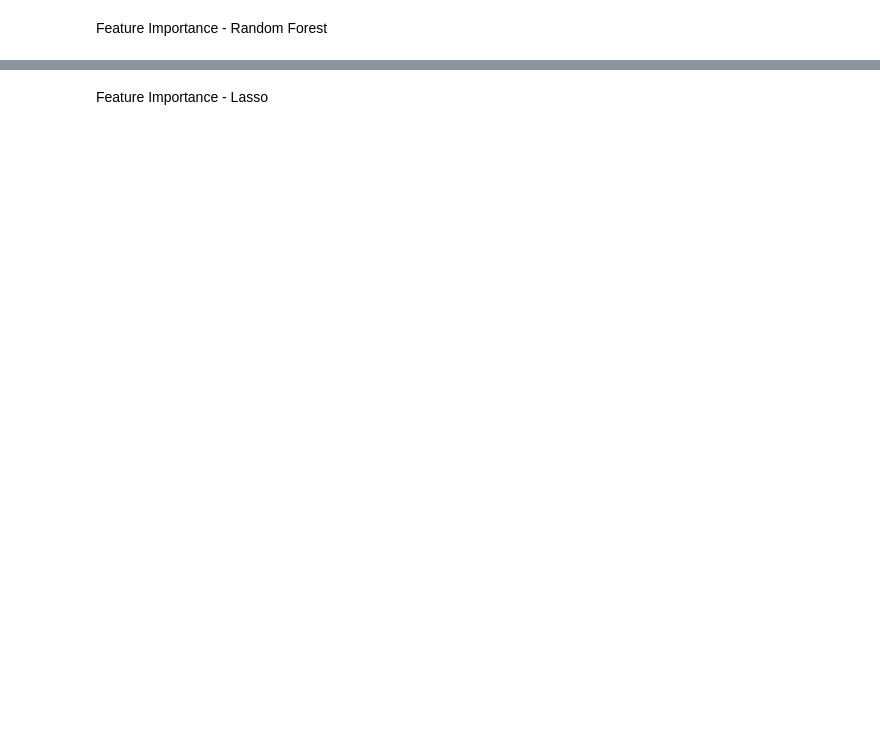
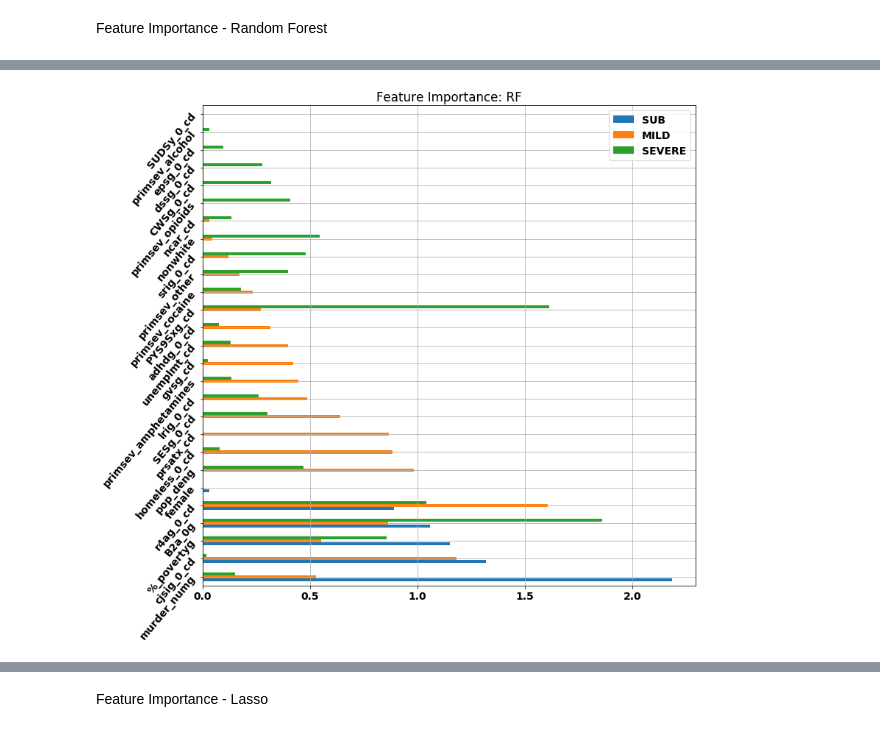
Before and after one commit to prathikr/Substance-Abuse-CAIS, a Jupyter notebook: scripts/survival_analysis.ipynb, the cells around one changed output, grey strips where cells are left out. Saved outputs shown, nothing was run; the diff lists cells and outputs as text; code cells hidden in the pictures; blank space fills up the shorter version.

```diff
--- a/scripts/survival_analysis.ipynb
+++ b/scripts/survival_analysis.ipynb
@@ -325,9 +440,9 @@ display_side_by_side(overall_feature_importance_rf, 4)
 # %%
-sub_feature_importance_rf = sub_rsf_feature_importance.nlargest(10,['SUB'])
-mild_feature_importance_rf = mild_rsf_feature_importance.nlargest(10,['MILD'])
-severe_feature_importance_rf = severe_rsf_feature_importance.nlargest(10,['SEVERE'])
+sub_feature_importance_rf = sub_rsf_feature_importance[sub_rsf_feature_importance.SUB != 0]
+mild_feature_importance_rf = mild_rsf_feature_importance[mild_rsf_feature_importance.MILD != 0]
+severe_feature_importance_rf = severe_rsf_feature_importance[severe_rsf_feature_importance.SEVERE != 0]
 
-top10_feature_importance_rf = pd.merge(sub_feature_importance_rf, mild_feature_importance_rf, on='Feature', how='outer')
-top10_feature_importance_rf = pd.merge(top10_feature_importance_rf, severe_feature_importance_rf, on='Feature', how='outer')
-top10_feature_importance_rf.fillna(0, inplace=True)
-display_side_by_side(top10_feature_importance_rf, 4)
+feature_importance_rf = pd.merge(sub_feature_importance_rf, mild_feature_importance_rf, on='Feature', how='outer')
+feature_importance_rf = pd.merge(feature_importance_rf, severe_feature_importance_rf, on='Feature', how='outer')
+feature_importance_rf.fillna(0, inplace=True)
+display_side_by_side(feature_importance_rf, 4)
@@ -334,16 +481,18 @@ display_side_by_side(top10_feature_importance_rf, 4)
 # %%
 # feature importance for rf across all ages
-feature_importance = pd.DataFrame({'SUB': top10_feature_importance_rf['SUB'].tolist(),
-                   'MILD': top10_feature_importance_rf['MILD'].tolist(),
-                   'SEVERE': top10_feature_importance_rf['SEVERE'].tolist()},
-                  index=top10_feature_importance_rf['Feature'].tolist())
+feature_importance = pd.DataFrame({'SUB': feature_importance_rf['SUB'].tolist(),
+                   'MILD': feature_importance_rf['MILD'].tolist(),
+                   'SEVERE': feature_importance_rf['SEVERE'].tolist()},
+                  index=feature_importance_rf['Feature'].tolist())
 # John asked to sort this graph by MILD
 feature_importance.sort_values(by=['SUB','MILD','SEVERE'], ascending=False, inplace=True)
 ax = feature_importance.plot.barh(rot=50, figsize=(12, 12))
 ax.grid()
 ax.set_title('Feature Importance: RF')
 fig = ax.get_figure()
 
 fig.savefig('../graphs/feature_importance.png', bbox_inches='tight')
+# %% [output]
+[figure, added]
 # %%
 # feature importance for rf across all ages
```
Also changed, not shown: parts of 34 cells of this notebook, 18 other files.
